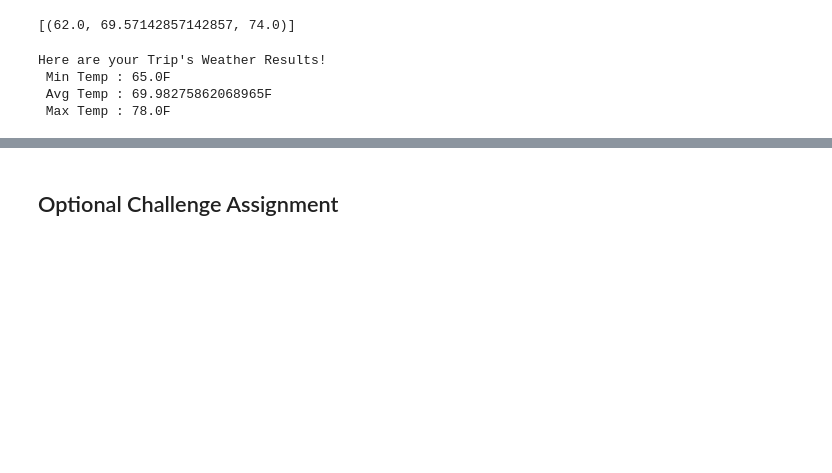
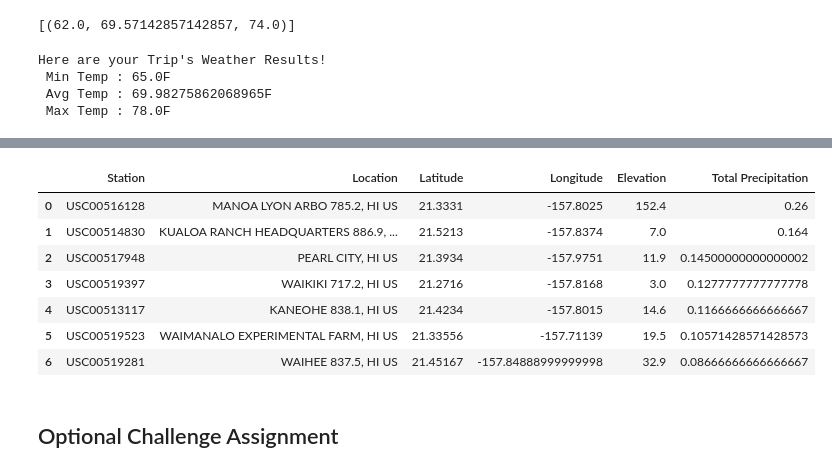
Before and after one commit to sheetalbongale/SQL-Alchemy-Challenge, a Jupyter notebook: hawaii_climate_analysis.ipynb, the cells around one changed output, grey strips where cells are left out. Saved outputs shown, nothing was run; the diff lists cells and outputs as text; code cells hidden in the pictures; blank space fills up the shorter version.

Commit message:
Add precipitation analysis

```diff
--- a/hawaii_climate_analysis.ipynb
+++ b/hawaii_climate_analysis.ipynb
@@ -271,3 +267,64 @@ plt.ylim(0, 105)
+# %%
+# Calculate the total amount of rainfall per weather station for your trip dates using the previous year's matching dates.
+# Sort this in descending order by precipitation amount and list the station, name, latitude, longitude, and elevation
+
+# sel = ([Station.station,
+#         Station.name,
+#         func.sum(Measurement.prcp),
+#         Station.latitude,
+#         Station.longitude,
+#         Station.elevation
+#        ])
+
+# rain_station = (session.query(*sel)
+#                    .filter(Station.station == Measurement.station)
+#                    .filter(Measurement.date >= trip_start)
+#                    .filter(Measurement.date <= trip_end)
+#                    .group_by(Station.station)
+#                    .order_by(func.sum(Measurement.prcp).desc())
+#                    .all())
+
+rain_station = (
+    session.query(
+        Station.station,
+        Station.name,
+        Station.latitude,
+        Station.longitude,
+        Station.elevation,
+        func.avg(Measurement.prcp),
+    )
+    .filter(
+        Measurement.station == Station.station,
+        Measurement.date.between(trip_start, trip_end),
+    )
+    .group_by(Station.station)
+    .order_by(func.avg(Measurement.prcp).desc())
+    .all()
+)
+
+# Convert query object to data frame
+rain_df = pd.DataFrame(np.array(rain_station))
+rain_df = rain_df.rename(
+    columns={
+        0: "Station",
+        1: "Location",
+        2: "Latitude",
+        3: "Longitude",
+        4: "Elevation",
+        5: "Total Precipitation",
+    }
+)
+
+rain_df
+# %% [output]
+|  | Station | Location | Latitude | Longitude | Elevation | Total Precipitation |
+| 0 | USC00516128 | MANOA LYON ARBO 785.2, HI US | 21.3331 | -157.8025 | 152.4 | 0.26 |
+| 1 | USC00514830 | KUALOA RANCH HEADQUARTERS 886.9, ... | 21.5213 | -157.8374 | 7.0 | 0.164 |
+| 2 | USC00517948 | PEARL CITY, HI US | 21.3934 | -157.9751 | 11.9 | 0.14500000000000002 |
+| 3 | USC00519397 | WAIKIKI 717.2, HI US | 21.2716 | -157.8168 | 3.0 | 0.1277777777777778 |
+| 4 | USC00513117 | KANEOHE 838.1, HI US | 21.4234 | -157.8015 | 14.6 | 0.1166666666666667 |
+| 5 | USC00519523 | WAIMANALO EXPERIMENTAL FARM, HI US | 21.33556 | -157.71139 | 19.5 | 0.10571428571428573 |
+| 6 | USC00519281 | WAIHEE 837.5, HI US | 21.45167 | -157.84888999999998 | 32.9 | 0.08666666666666667 |
 # %% [markdown]
 ## Optional Challenge Assignment
 # %%
```
Also changed, not shown: parts of 3 cells of this notebook, 1 other file.
